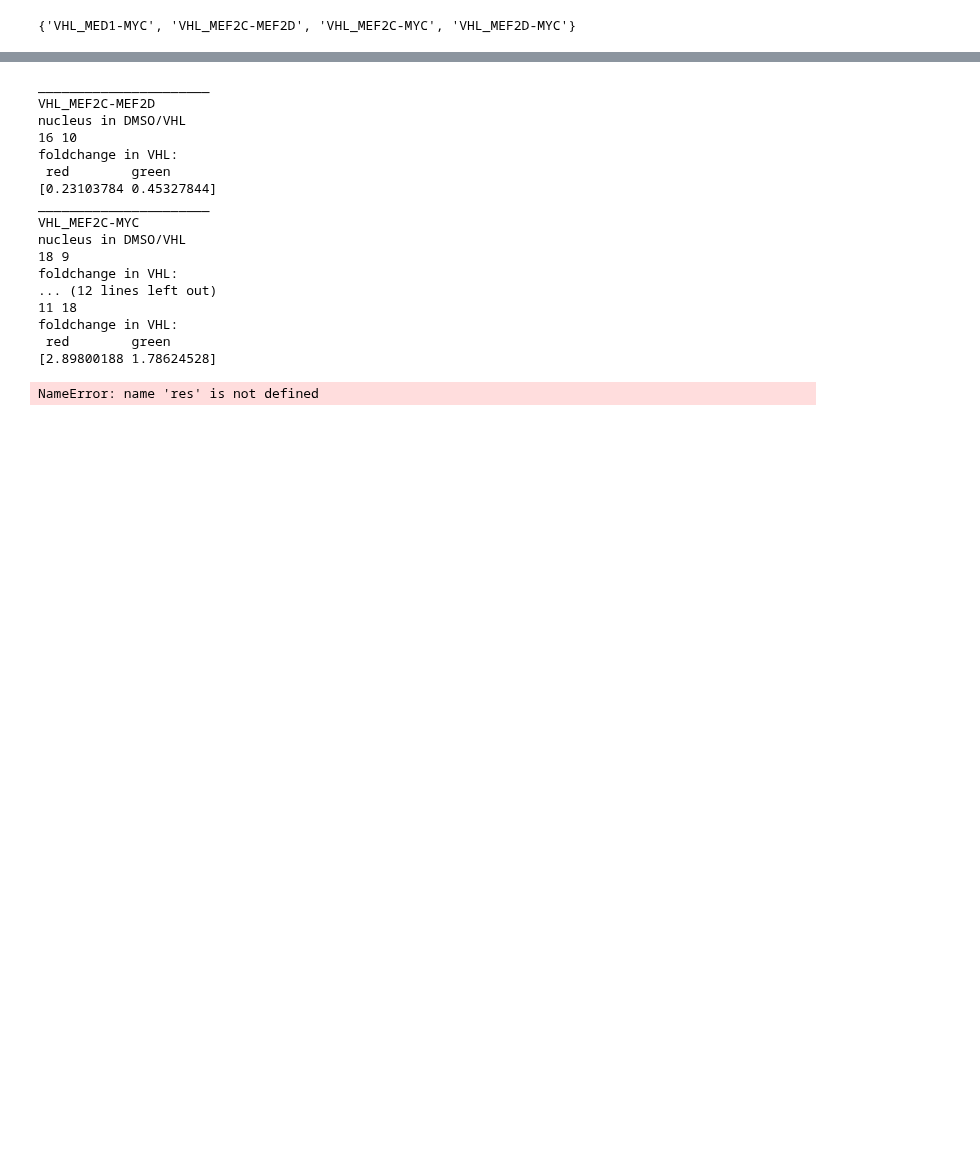
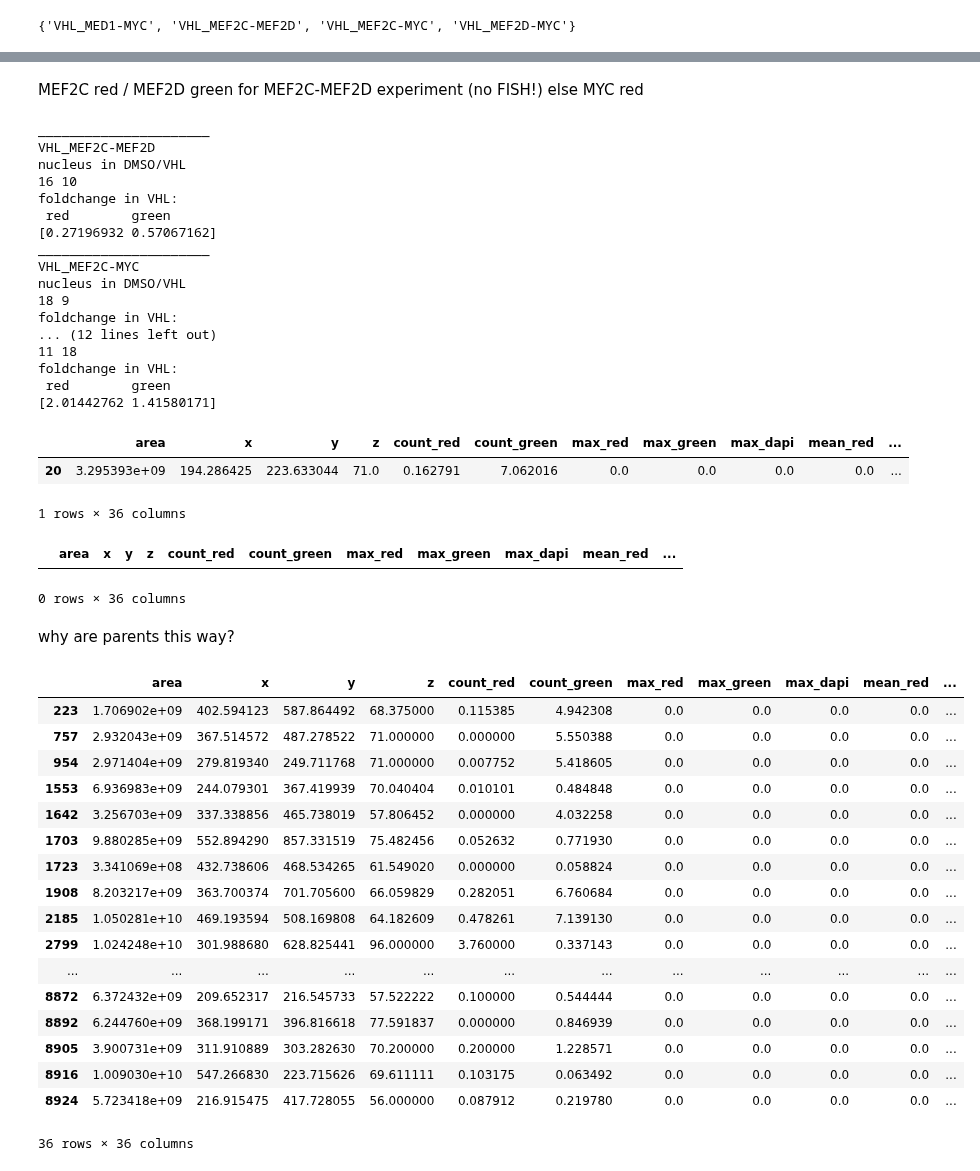
Before and after one commit to monikaperez/AMLproject, a Jupyter notebook: notebooks/Fish_SuperRes.ipynb, the cells around one changed output, grey strips where cells are left out. Cells and saved outputs as stored; diff of their text form; code cells hidden in the pictures; blank space fills up the shorter version.

Commit message:
making the deseq value

```diff
--- a/notebooks/Fish_SuperRes.ipynb
+++ b/notebooks/Fish_SuperRes.ipynb
@@ -285,13 +284,13 @@ Data columns (total 36 columns):
 dtypes: float64(30), int64(3), object(3)
 memory usage: 16.7+ MB
 # %%
-res = res.groupby('new_id').agg({
+zmerged = res.groupby('new_id').agg({
 'area': "sum",
 'x': "mean",
 'y': "mean",
 'z': "mean",
-'count_red': "sum",
-'count_green': "sum",
+'count_red': "mean",
+'count_green': "mean",
 'max_red': "max",
 'max_green': "max",
 'max_dapi': "max",
@@ -319,9 +318,9 @@ res = res.groupby('new_id').agg({
 'zsize':"sum"
 })
 # %%
-res['parent_id'] = [i.split('--')[-1] for i in res.index]
-res['exp'] = [i.split('--')[0].split('-w')[0] for i in res.index]
-res['treat'] = [i.split('--')[0].split('-w')[1] for i in res.index]
-res['group'] = ['--'.join(i.split('--')[:-2]) for i in res.index]
-res['id'] = ['--'.join(i.split('--')[-2]) for i in res.index]
-res = res.reset_index(drop=True)
+zmerged['parent_id'] = [i.split('--')[-1] for i in zmerged.index]
+zmerged['exp'] = [i.split('--')[0].split('-w')[0] for i in zmerged.index]
+zmerged['treat'] = [i.split('--')[0].split('-w')[1] for i in zmerged.index]
+zmerged['group'] = ['--'.join(i.split('--')[:-2]) for i in zmerged.index]
+zmerged['id'] = [i.split('--')[-2] for i in zmerged.index]
+zmerged = zmerged.reset_index(drop=True)
@@ -352,7 +331,8 @@ res
 # %%
 #removing known noise from samples with a nucleus in only one zstack
 ind = []
-for i in res[(res["parent_id"]=='1') & (res.zsize<8)][['group','id']].values:
-    ind += res[(res.group==i[0])&(res.parent_id==i[1])].index.tolist()
-res = res.drop(index=ind).reset_index(drop=True)
-res = res.drop(index=res[(res["parent_id"]=='1') & (res.zsize < 8)].index).reset_index(drop=True)
+for i in zmerged[(zmerged["parent_id"]=='1') & (zmerged.zsize<8)][['group','id']].values:
+    ind += zmerged[(zmerged.group==i[0])&(zmerged.parent_id==i[1])].index.tolist()
+ind += zmerged[(zmerged["parent_id"]=='1') & (zmerged.zsize < 8)].index.tolist()
+dropped = zmerged.loc[ind]
+zmerged = zmerged.drop(index=ind).reset_index(drop=True)
@@ -359,14 +341,16 @@ res = res.drop(index=res[(res["parent_id"]=='1') & (res.zsize < 8)].index).reset
+# %% [markdown]
+MEF2C red / MEF2D green for MEF2C-MEF2D experiment (no FISH!) else MYC red
 # %%
-for val in set(res.exp):
+for val in set(cells.exp):
     print('______________________')
     print(val)
     print("nucleus in DMSO/VHL")
-    dmso = len(res[(res['exp']==val) & (res['parent_id']=='1') & (res['treat']=="DMSO")])
-    vhl = len(res[(res['exp']==val) & (res['parent_id']=='1') & (res['treat']=="VHL")])
+    dmso = len(cells[(cells['exp']==val) & (cells['treat']=="DMSO")])
+    vhl = len(cells[(cells['exp']==val) & (cells['treat']=="VHL")])
     print(dmso, vhl)
     print("foldchange in VHL:")
     print(' red        green')
-    print(((res[(res['exp']==val) & (res['parent_id']=='1') & (res['treat']=="DMSO")][['count_red','count_green']].mean()/dmso)/(res[(res['exp']==val) & (res['parent_id']=='1') & (res['treat']=="VHL")][['count_red','count_green']].mean()/vhl)).values)
+    print(((cells[(cells['exp']==val) & (cells['treat']=="DMSO")][['count_red','count_green']].mean()/dmso)/(cells[(cells['exp']==val) & (cells['treat']=="VHL")][['count_red','count_green']].mean()/vhl)).values)
 # %% [output]
 ______________________
 VHL_MEF2C-MEF2D
@@ -374,7 +358,7 @@ nucleus in DMSO/VHL
 16 10
 foldchange in VHL:
  red        green
-[0.23103784 0.45327844]
+[0.27196932 0.57067162]
 ______________________
 VHL_MEF2C-MYC
 nucleus in DMSO/VHL
@@ -384,8 +368,40 @@ foldchange in VHL:
 11 18
 foldchange in VHL:
  red        green
-[2.89800188 1.78624528]
+[2.01442762 1.41580171]
 # %%
-res[(res['exp']==val) & (res['parent_id']!='1') & (res['treat']=="DMSO")].zsiz
+dots = res[res["parent_id"]!="1"]
-# %% [output]
-NameError: name 'res' is not defined
+# %%
+cells[cells.group=="VHL_MED1-MYC-wDMSO--13_SIM_1-1"]
+# %% [output]
+|  | area | x | y | z | count_red | count_green | max_red | max_green | max_dapi | mean_red | ... |
+| 20 | 3.295393e+09 | 194.286425 | 223.633044 | 71.0 | 0.162791 | 7.062016 | 0.0 | 0.0 | 0.0 | 0.0 | ... |
+1 rows × 36 columns
+# %%
+dropped[dropped.group=="VHL_MED1-MYC-wDMSO--13_SIM_1-1"]
+# %% [output]
+|  | area | x | y | z | count_red | count_green | max_red | max_green | max_dapi | mean_red | ... |
+0 rows × 36 columns
+# %% [markdown]
+why are parents this way?
+# %%
+zmerged[zmerged.id=="3"]
+# %% [output]
+|  | area | x | y | z | count_red | count_green | max_red | max_green | max_dapi | mean_red | ... |
+| 223 | 1.706902e+09 | 402.594123 | 587.864492 | 68.375000 | 0.115385 | 4.942308 | 0.0 | 0.0 | 0.0 | 0.0 | ... |
+| 757 | 2.932043e+09 | 367.514572 | 487.278522 | 71.000000 | 0.000000 | 5.550388 | 0.0 | 0.0 | 0.0 | 0.0 | ... |
+| 954 | 2.971404e+09 | 279.819340 | 249.711768 | 71.000000 | 0.007752 | 5.418605 | 0.0 | 0.0 | 0.0 | 0.0 | ... |
+| 1553 | 6.936983e+09 | 244.079301 | 367.419939 | 70.040404 | 0.010101 | 0.484848 | 0.0 | 0.0 | 0.0 | 0.0 | ... |
+| 1642 | 3.256703e+09 | 337.338856 | 465.738019 | 57.806452 | 0.000000 | 4.032258 | 0.0 | 0.0 | 0.0 | 0.0 | ... |
+| 1703 | 9.880285e+09 | 552.894290 | 857.331519 | 75.482456 | 0.052632 | 0.771930 | 0.0 | 0.0 | 0.0 | 0.0 | ... |
+| 1723 | 3.341069e+08 | 432.738606 | 468.534265 | 61.549020 | 0.000000 | 0.058824 | 0.0 | 0.0 | 0.0 | 0.0 | ... |
+| 1908 | 8.203217e+09 | 363.700374 | 701.705600 | 66.059829 | 0.282051 | 6.760684 | 0.0 | 0.0 | 0.0 | 0.0 | ... |
+| 2185 | 1.050281e+10 | 469.193594 | 508.169808 | 64.182609 | 0.478261 | 7.139130 | 0.0 | 0.0 | 0.0 | 0.0 | ... |
+| 2799 | 1.024248e+10 | 301.988680 | 628.825441 | 96.000000 | 3.760000 | 0.337143 | 0.0 | 0.0 | 0.0 | 0.0 | ... |
+| ... | ... | ... | ... | ... | ... | ... | ... | ... | ... | ... | ... |
+| 8872 | 6.372432e+09 | 209.652317 | 216.545733 | 57.522222 | 0.100000 | 0.544444 | 0.0 | 0.0 | 0.0 | 0.0 | ... |
+| 8892 | 6.244760e+09 | 368.199171 | 396.816618 | 77.591837 | 0.000000 | 0.846939 | 0.0 | 0.0 | 0.0 | 0.0 | ... |
+| 8905 | 3.900731e+09 | 311.910889 | 303.282630 | 70.200000 | 0.200000 | 1.228571 | 0.0 | 0.0 | 0.0 | 0.0 | ... |
+| 8916 | 1.009030e+10 | 547.266830 | 223.715626 | 69.611111 | 0.103175 | 0.063492 | 0.0 | 0.0 | 0.0 | 0.0 | ... |
+| 8924 | 5.723418e+09 | 216.915475 | 417.728055 | 56.000000 | 0.087912 | 0.219780 | 0.0 | 0.0 | 0.0 | 0.0 | ... |
+36 rows × 36 columns
```
Also changed, not shown: parts of 7 cells of this notebook, 3 other files.
